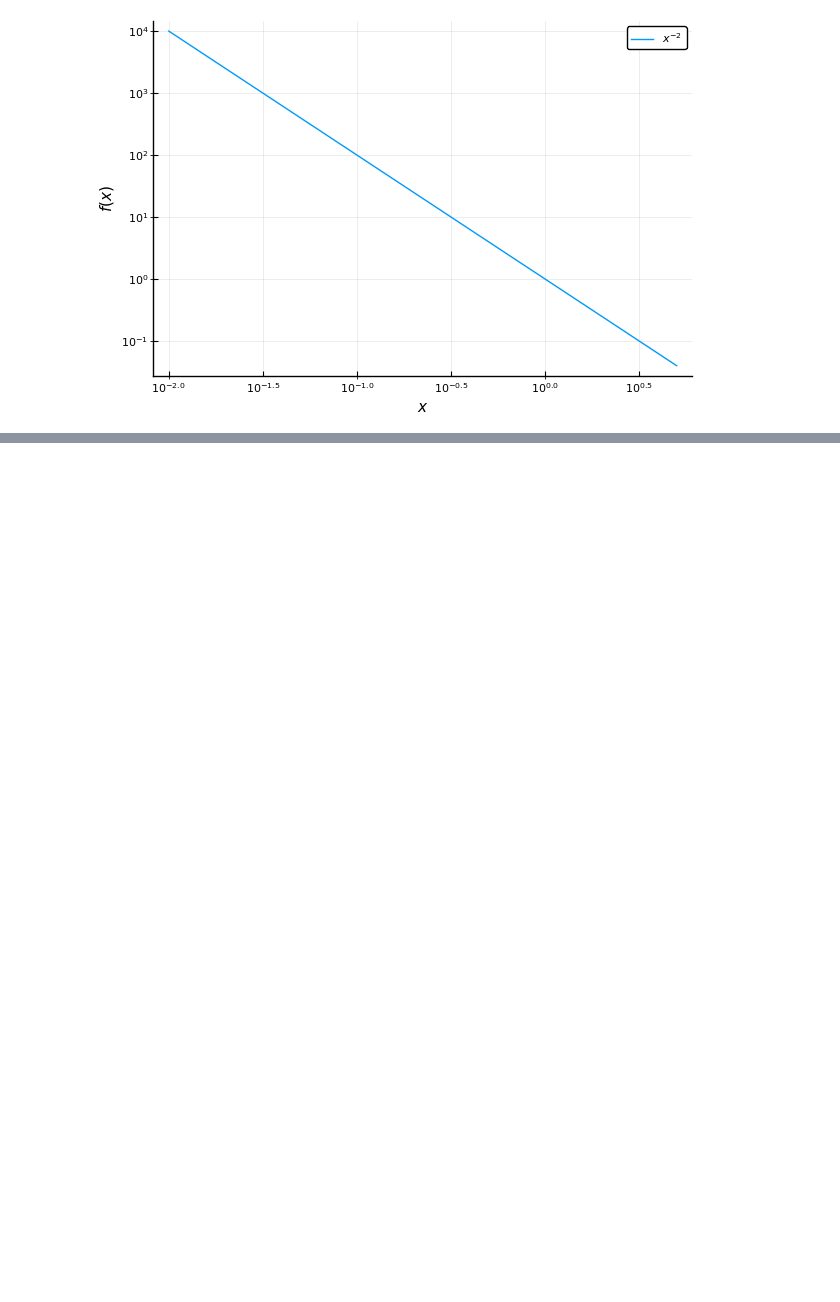
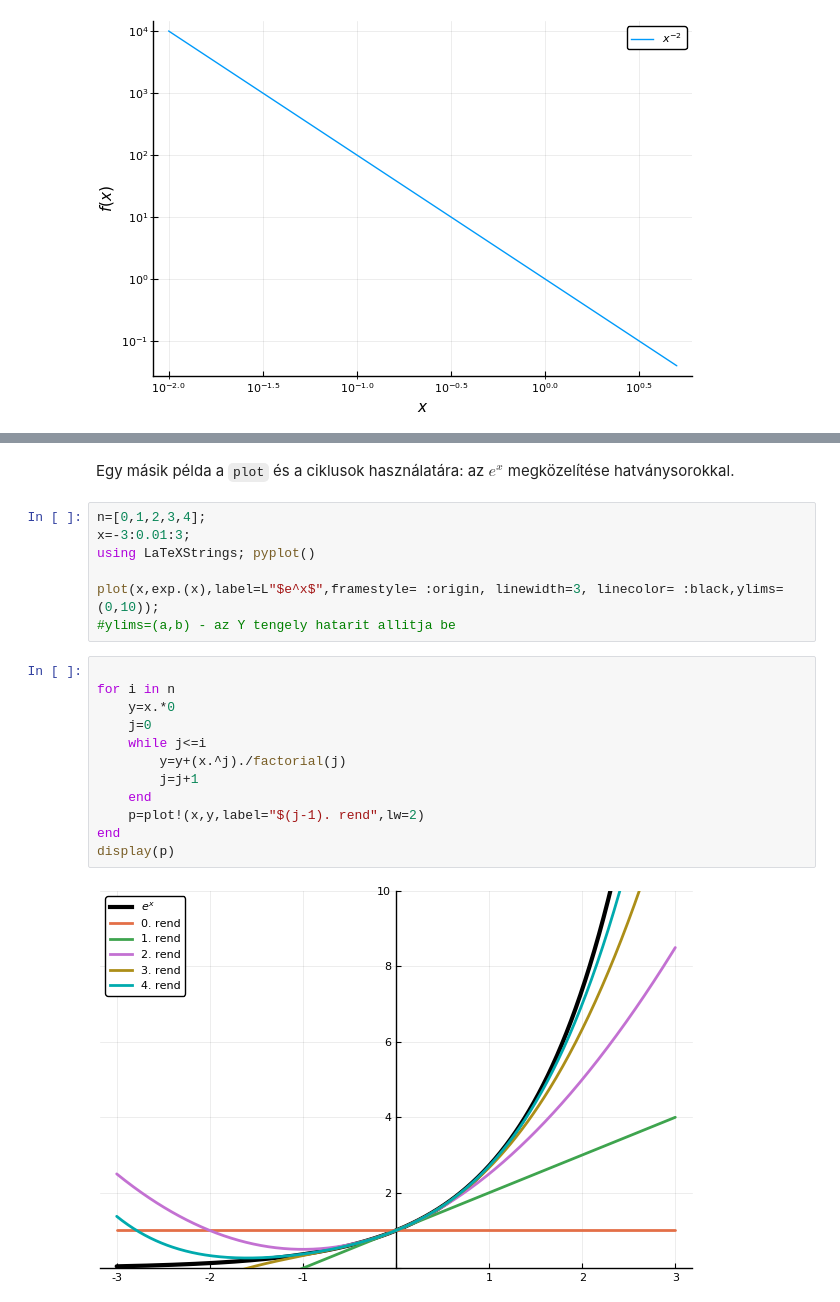
Before and after one commit to sbulcsu/dinren20192020ef, a Jupyter notebook: examples.ipynb, the cells around one changed output, grey strips where cells are left out. Drawn from its saved outputs; the diff is of its cells as text; blank space fills up the shorter version.

```diff
--- a/examples.ipynb
+++ b/examples.ipynb
@@ -120,0 +154,23 @@ plot(0.01:0.01:5.,(0.01:0.01:5.).^(-2),label=L"$x^{-2}$",xlabel=L"x",ylabel=L"f(
+# %% [markdown]
+Egy másik példa a `plot` és a ciklusok használatára: az $e^x$ megközelítése hatványsorokkal.
+# %%
+n=[0,1,2,3,4];
+x=-3:0.01:3;
+using LaTeXStrings; pyplot()
+
+plot(x,exp.(x),label=L"$e^x$",framestyle= :origin, linewidth=3, linecolor= :black,ylims=(0,10));
+#ylims=(a,b) - az Y tengely hatarit allitja be
+# %%
+
+for i in n
+    y=x.*0
+    j=0
+    while j<=i
+        y=y+(x.^j)./factorial(j)
+        j=j+1
+    end
+    p=plot!(x,y,label="$(j-1). rend",lw=2)
+end
+display(p)
+# %% [output]
+[figure, added]
```
Also changed, not shown: parts of 8 cells of this notebook, 1 other file.
